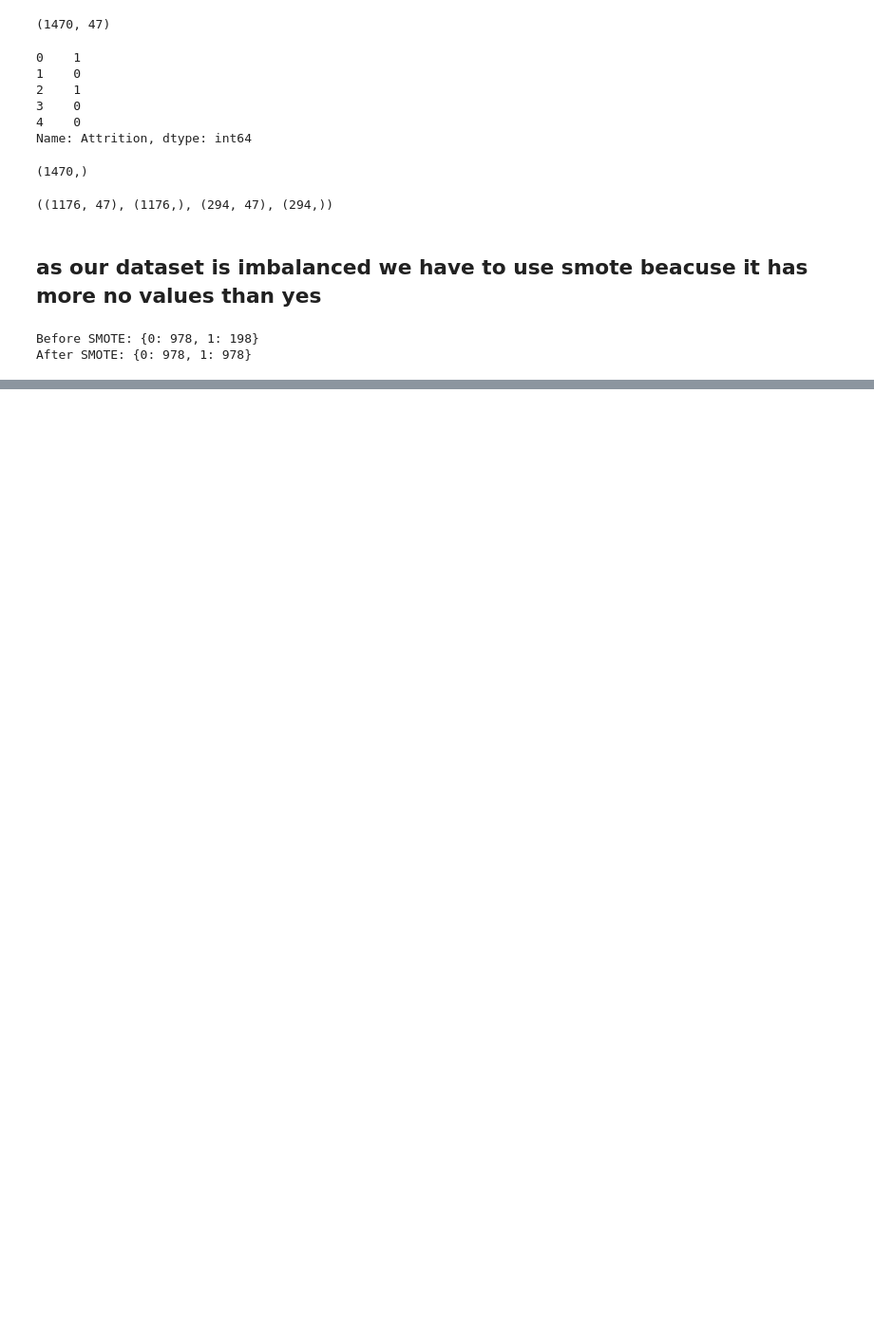
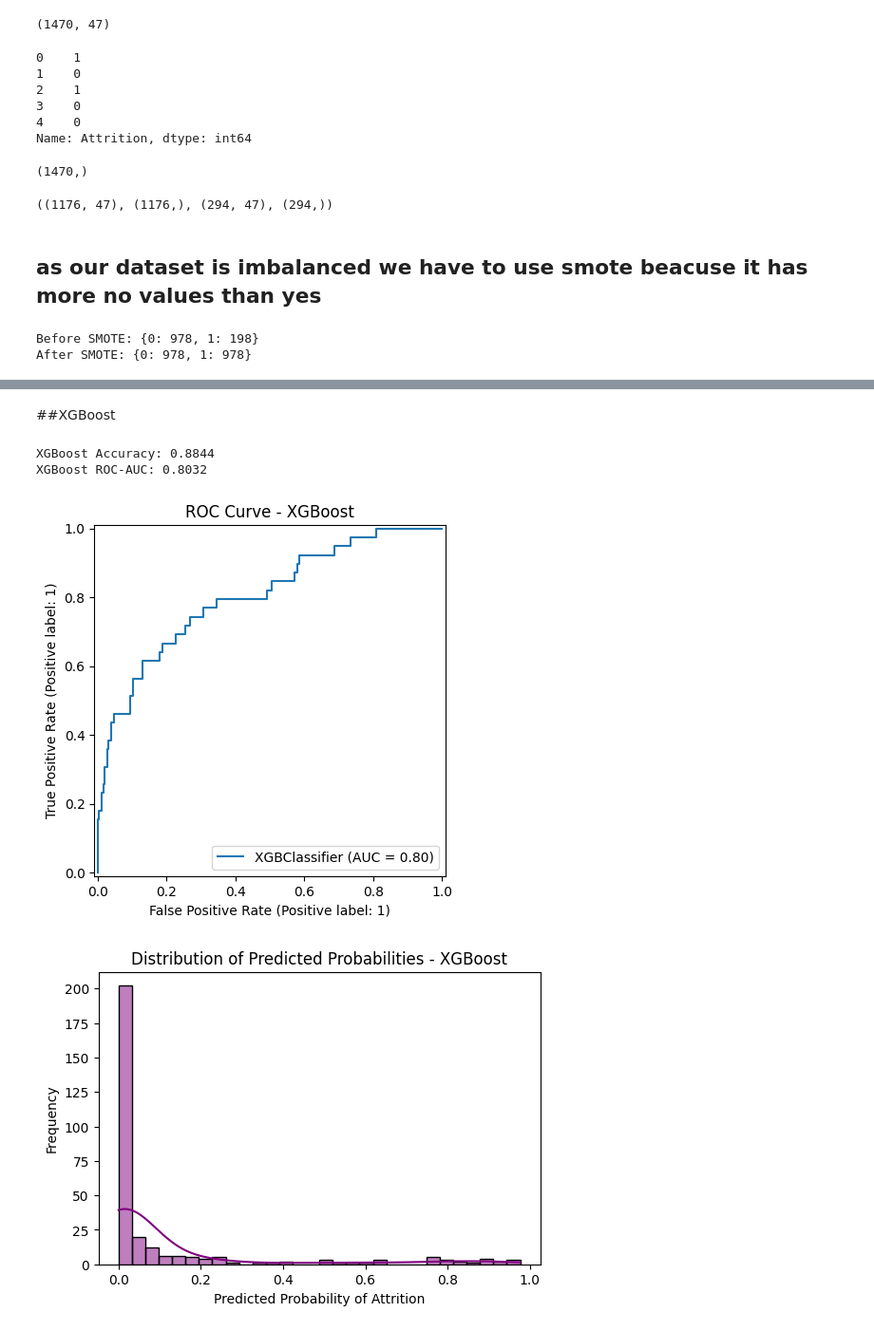
Before and after one commit to rajnikhil259/HRlytics, a Jupyter notebook: notebook/model.ipynb, the cells around one changed output, grey strips where cells are left out. Shown at 95% size. Saved outputs shown, nothing was run; the diff lists cells and outputs as text; code cells hidden in the pictures; blank space fills up the shorter version.

Commit message:
model notebook completed

```diff
--- a/notebook/model.ipynb
+++ b/notebook/model.ipynb
@@ -120,3 +124,18 @@ print("After SMOTE:", y_train_res.value_counts().to_dict())
 # %% [output]
 Before SMOTE: {0: 978, 1: 198}
 After SMOTE: {0: 978, 1: 978}
+# %%
+
+def evaluate_classification(y_true, y_pred, y_proba=None):
+    results = {
+        "accuracy": accuracy_score(y_true, y_pred),
+        "precision": precision_score(y_true, y_pred),
+        "recall": recall_score(y_true, y_pred),
+        "f1": f1_score(y_true, y_pred),
+        "confusion_matrix": confusion_matrix(y_true, y_pred)
+    }
+
+    if y_proba is not None:
+        results["roc_auc"] = roc_auc_score(y_true, y_proba)
+
+    return results
@@ -122,0 +229,35 @@ After SMOTE: {0: 978, 1: 978}
+# %% [markdown]
+##XGBoost
+# %%
+
+xgb_model = XGBClassifier(use_label_encoder=False, eval_metric="logloss", random_state=42)
+xgb_model.fit(X_train_res, y_train_res)
+
+y_pred = xgb_model.predict(X_test)
+y_proba = xgb_model.predict_proba(X_test)[:, 1]
+
+acc = accuracy_score(y_test, y_pred)
+roc = roc_auc_score(y_test, y_proba)
+
+print(f"XGBoost Accuracy: {acc:.4f}")
+print(f"XGBoost ROC-AUC: {roc:.4f}")
+# %% [output]
+XGBoost Accuracy: 0.8844
+XGBoost ROC-AUC: 0.8032
+# %%
+
+RocCurveDisplay.from_estimator(xgb_model, X_test, y_test)
+plt.title("ROC Curve - XGBoost")
+plt.show()
+
+
+y_proba = xgb_model.predict_proba(X_test)[:, 1]
+plt.figure(figsize=(6,4))
+sns.histplot(y_proba, bins=30, kde=True, color="purple")
+plt.title("Distribution of Predicted Probabilities - XGBoost")
+plt.xlabel("Predicted Probability of Attrition")
+plt.ylabel("Frequency")
+plt.show()
+# %% [output]
+[figure, added]
+[figure, added]
```
Also changed, not shown: parts of 8 cells of this notebook, 1 other file.
